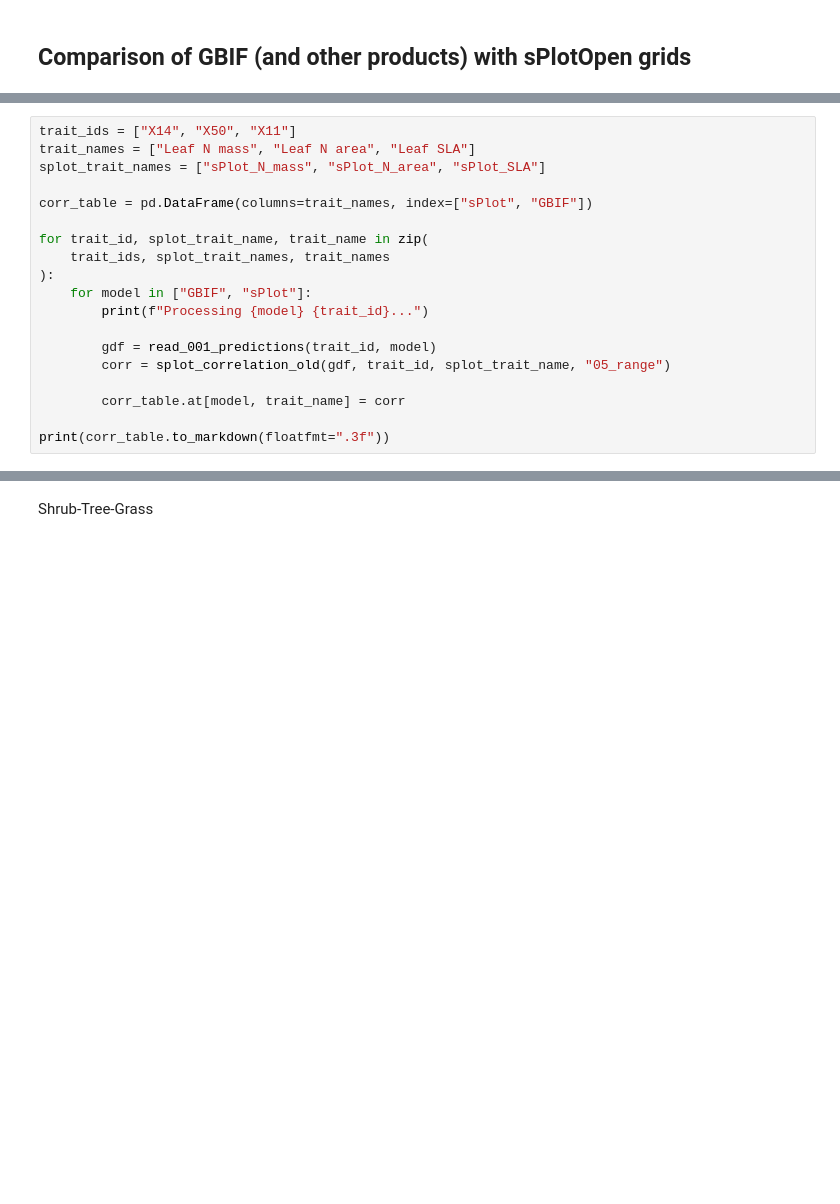
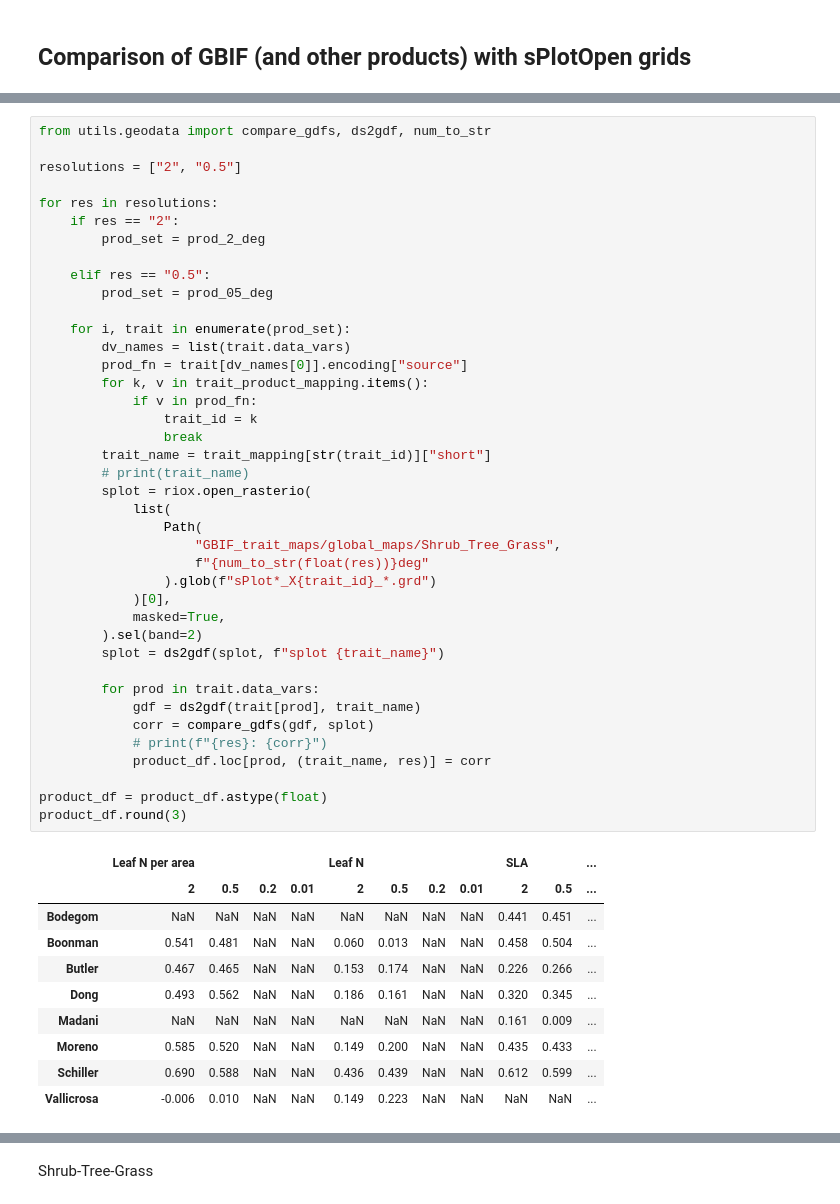
Before and after one commit to dluks/clim2traits, a Jupyter notebook: 4-ExploreResults.ipynb, the cells around one changed output, grey strips where cells are left out. Cells and saved outputs as stored; diff of their text form; blank space fills up the shorter version.

```diff
--- a/4-ExploreResults.ipynb
+++ b/4-ExploreResults.ipynb
@@ -560,19 +460,0 @@ sPlot_ext_N_area_001["sPlot_TRYgapfilled_X50_05deg_mean"] = np.exp(sPlot_ext_N_a
-# %%
-trait_ids = ["X14", "X50", "X11"]
-trait_names = ["Leaf N mass", "Leaf N area", "Leaf SLA"]
-splot_trait_names = ["sPlot_N_mass", "sPlot_N_area", "sPlot_SLA"]
-
-corr_table = pd.DataFrame(columns=trait_names, index=["sPlot", "GBIF"])
-
-for trait_id, splot_trait_name, trait_name in zip(
-    trait_ids, splot_trait_names, trait_names
-):
-    for model in ["GBIF", "sPlot"]:
-        print(f"Processing {model} {trait_id}...")
-
-        gdf = read_001_predictions(trait_id, model)
-        corr = splot_correlation_old(gdf, trait_id, splot_trait_name, "05_range")
-
-        corr_table.at[model, trait_name] = corr
-
-print(corr_table.to_markdown(floatfmt=".3f"))
@@ -579 +491,52 @@ print(corr_table.to_markdown(floatfmt=".3f"))
+# %%
+from utils.geodata import compare_gdfs, ds2gdf, num_to_str
+
+resolutions = ["2", "0.5"]
+
+for res in resolutions:
+    if res == "2":
+        prod_set = prod_2_deg
+
+    elif res == "0.5":
+        prod_set = prod_05_deg
+
+    for i, trait in enumerate(prod_set):
+        dv_names = list(trait.data_vars)
+        prod_fn = trait[dv_names[0]].encoding["source"]
+        for k, v in trait_product_mapping.items():
+            if v in prod_fn:
+                trait_id = k
+                break
+        trait_name = trait_mapping[str(trait_id)]["short"]
+        # print(trait_name)
+        splot = riox.open_rasterio(
+            list(
+                Path(
+                    "GBIF_trait_maps/global_maps/Shrub_Tree_Grass",
+                    f"{num_to_str(float(res))}deg"
+                ).glob(f"sPlot*_X{trait_id}_*.grd")
+            )[0],
+            masked=True,
+        ).sel(band=2)
+        splot = ds2gdf(splot, f"splot {trait_name}")
+
+        for prod in trait.data_vars:
+            gdf = ds2gdf(trait[prod], trait_name)
+            corr = compare_gdfs(gdf, splot)
+            # print(f"{res}: {corr}")
+            product_df.loc[prod, (trait_name, res)] = corr
+
+product_df = product_df.astype(float)
+product_df.round(3)
+# %% [output]
+|  | Leaf N per area |  |  |  | Leaf N |  |  |  | SLA |  | ... |
+|  | 2 | 0.5 | 0.2 | 0.01 | 2 | 0.5 | 0.2 | 0.01 | 2 | 0.5 | ... |
+| Bodegom | NaN | NaN | NaN | NaN | NaN | NaN | NaN | NaN | 0.441 | 0.451 | ... |
+| Boonman | 0.541 | 0.481 | NaN | NaN | 0.060 | 0.013 | NaN | NaN | 0.458 | 0.504 | ... |
+| Butler | 0.467 | 0.465 | NaN | NaN | 0.153 | 0.174 | NaN | NaN | 0.226 | 0.266 | ... |
+| Dong | 0.493 | 0.562 | NaN | NaN | 0.186 | 0.161 | NaN | NaN | 0.320 | 0.345 | ... |
+| Madani | NaN | NaN | NaN | NaN | NaN | NaN | NaN | NaN | 0.161 | 0.009 | ... |
+| Moreno | 0.585 | 0.520 | NaN | NaN | 0.149 | 0.200 | NaN | NaN | 0.435 | 0.433 | ... |
+| Schiller | 0.690 | 0.588 | NaN | NaN | 0.436 | 0.439 | NaN | NaN | 0.612 | 0.599 | ... |
+| Vallicrosa | -0.006 | 0.010 | NaN | NaN | 0.149 | 0.223 | NaN | NaN | NaN | NaN | ... |
 # %% [markdown]
```
Also changed, not shown: parts of 25 cells of this notebook.
